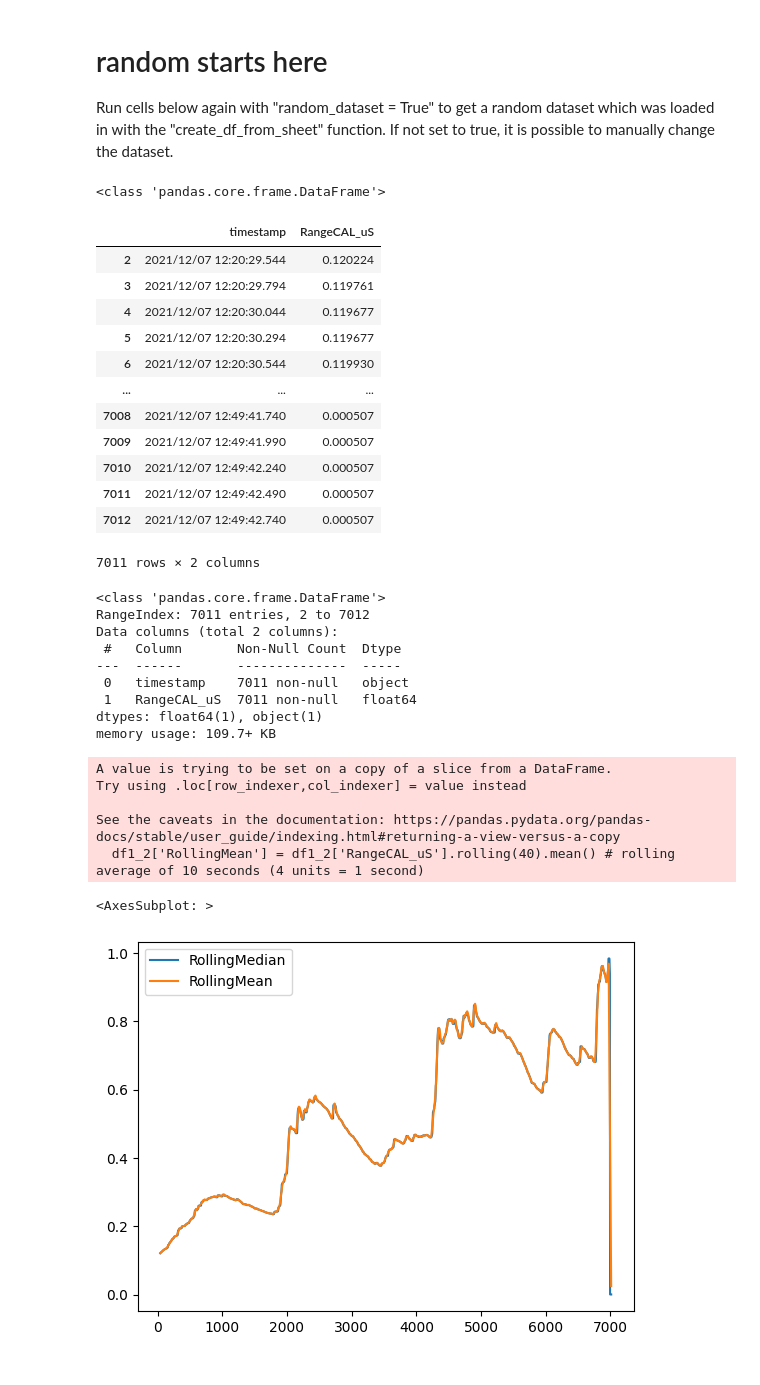
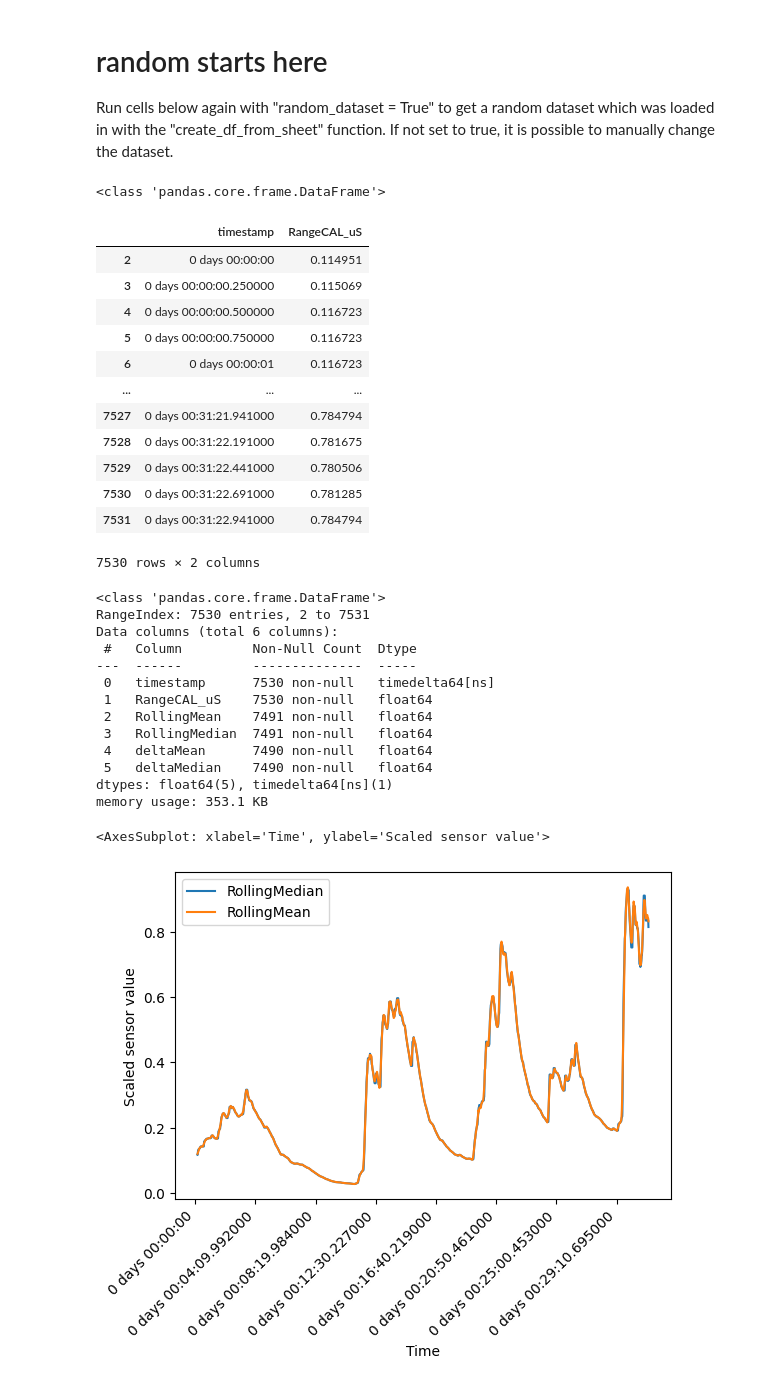
Before and after one commit to Inn0/STP1StressVisualisation, a Jupyter notebook: StressThreshold.ipynb, the cells around one changed output. Cells and saved outputs as stored; diff of their text form; code cells hidden in the pictures.

Commit message:
add datetime instead of measurement index for visualisation, improved plots with labels

```diff
--- a/StressThreshold.ipynb
+++ b/StressThreshold.ipynb
@@ -10,15 +10,21 @@ def create_df_from_sheet(sheet: str) -> pd.DataFrame:
     if len(df.columns) > 4:
         df.drop(columns=df.columns[-2:], axis=1, inplace=True)
     df.columns = ["timestamp", "no_units", "RangeCAL_uS", "SkinResistanceCAL_kOhms"]
+
+    df['timestamp'] = pd.to_datetime(df['timestamp'], format='%Y/%m/%d %H:%M:%S.%f') # change the string formatted times to pandas datetime
+
+    df['timestamp'] = df.timestamp-df.timestamp[2] # convert the time to relative from the start of the measurements
+
+    # print(df['timestamp'])
     datasetArray.append(df)
     return df
 
 
 def plot_df(df: pd.DataFrame):
     if visualiseDataSets:
-        df.iloc[:, [0, 1]].plot()
-        df.iloc[:, [0, 2]].plot()
-        df.iloc[:, [0, 3]].plot()
+        df.iloc[:, [0, 1]].plot(x='timestamp', ylim=[0,3.1],xlabel='Time', ylabel='Calibration mode', rot=45)
+        df.iloc[:, [0, 2]].plot(x='timestamp', xlabel='Time', ylabel='Galvanic skin response', rot=45)
+        df.iloc[:, [0, 3]].plot(x='timestamp', xlabel='Time', ylabel='Skin resistance', rot=45)
         # print("hi mom")
 # %%
 test612_1 = create_df_from_sheet("612_1")
@@ -142,42 +148,41 @@ df1_2
 # %% [output]
 <class 'pandas.core.frame.DataFrame'>
 |  | timestamp | RangeCAL_uS |
-| 2 | 2021/12/07 12:20:29.544 | 0.120224 |
-| 3 | 2021/12/07 12:20:29.794 | 0.119761 |
-| 4 | 2021/12/07 12:20:30.044 | 0.119677 |
-| 5 | 2021/12/07 12:20:30.294 | 0.119677 |
-| 6 | 2021/12/07 12:20:30.544 | 0.119930 |
+| 2 | 0 days 00:00:00 | 0.114951 |
+| 3 | 0 days 00:00:00.250000 | 0.115069 |
+| 4 | 0 days 00:00:00.500000 | 0.116723 |
+| 5 | 0 days 00:00:00.750000 | 0.116723 |
+| 6 | 0 days 00:00:01 | 0.116723 |
 | ... | ... | ... |
-| 7008 | 2021/12/07 12:49:41.740 | 0.000507 |
-| 7009 | 2021/12/07 12:49:41.990 | 0.000507 |
-| 7010 | 2021/12/07 12:49:42.240 | 0.000507 |
-| 7011 | 2021/12/07 12:49:42.490 | 0.000507 |
-| 7012 | 2021/12/07 12:49:42.740 | 0.000507 |
+| 7527 | 0 days 00:31:21.941000 | 0.784794 |
+| 7528 | 0 days 00:31:22.191000 | 0.781675 |
+| 7529 | 0 days 00:31:22.441000 | 0.780506 |
+| 7530 | 0 days 00:31:22.691000 | 0.781285 |
+| 7531 | 0 days 00:31:22.941000 | 0.784794 |
-7011 rows × 2 columns
+7530 rows × 2 columns
 # %%
 df1_2.info()
 df1_2['RollingMean'] = df1_2['RangeCAL_uS'].rolling(40).mean() # rolling average of 10 seconds (4 units = 1 second)
 df1_2['RollingMedian'] = df1_2['RangeCAL_uS'].rolling(40).median() # rolling median of 10 seconds
 df1_2['deltaMean'] = df1_2.RollingMean.diff(periods =1)
 df1_2['deltaMedian'] = df1_2.RollingMedian.diff(periods =1)
-df1_2[['RollingMedian', 'RollingMean']].plot()
+df1_2[['RollingMedian', 'RollingMean','timestamp']].plot(x='timestamp', xlabel='Time', ylabel='Scaled sensor value', rot=45)
 # %% [output]
 <class 'pandas.core.frame.DataFrame'>
-RangeIndex: 7011 entries, 2 to 7012
-Data columns (total 2 columns):
- #   Column       Non-Null Count  Dtype
----  ------       --------------  -----
- 0   timestamp    7011 non-null   object
- 1   RangeCAL_uS  7011 non-null   float64
-dtypes: float64(1), object(1)
-memory usage: 109.7+ KB
+RangeIndex: 7530 entries, 2 to 7531
+Data columns (total 6 columns):
+ #   Column         Non-Null Count  Dtype
+---  ------         --------------  -----
+ 0   timestamp      7530 non-null   timedelta64[ns]
+ 1   RangeCAL_uS    7530 non-null   float64
+ 2   RollingMean    7491 non-null   float64
+ 3   RollingMedian  7491 non-null   float64
+ 4   deltaMean      7490 non-null   float64
+ 5   deltaMedian    7490 non-null   float64
+dtypes: float64(5), timedelta64[ns](1)
+memory usage: 353.1 KB
-A value is trying to be set on a copy of a slice from a DataFrame.
-Try using .loc[row_indexer,col_indexer] = value instead
-
-See the caveats in the documentation: https://pandas.pydata.org/pandas-docs/stable/user_guide/indexing.html#returning-a-view-versus-a-copy
-  df1_2['RollingMean'] = df1_2['RangeCAL_uS'].rolling(40).mean() # rolling average of 10 seconds (4 units = 1 second)
+<AxesSubplot: xlabel='Time', ylabel='Scaled sensor value'>
-<AxesSubplot: >
-[figure, old version]
+[figure, new version]
 # %%
 anomaly_detection_df = df1_2[['timestamp', 'deltaMean', 'RollingMean']].copy().dropna()
 anomaly_detection_df = anomaly_detection_df.reset_index()
```
Also changed, not shown: parts of 19 cells of this notebook.
